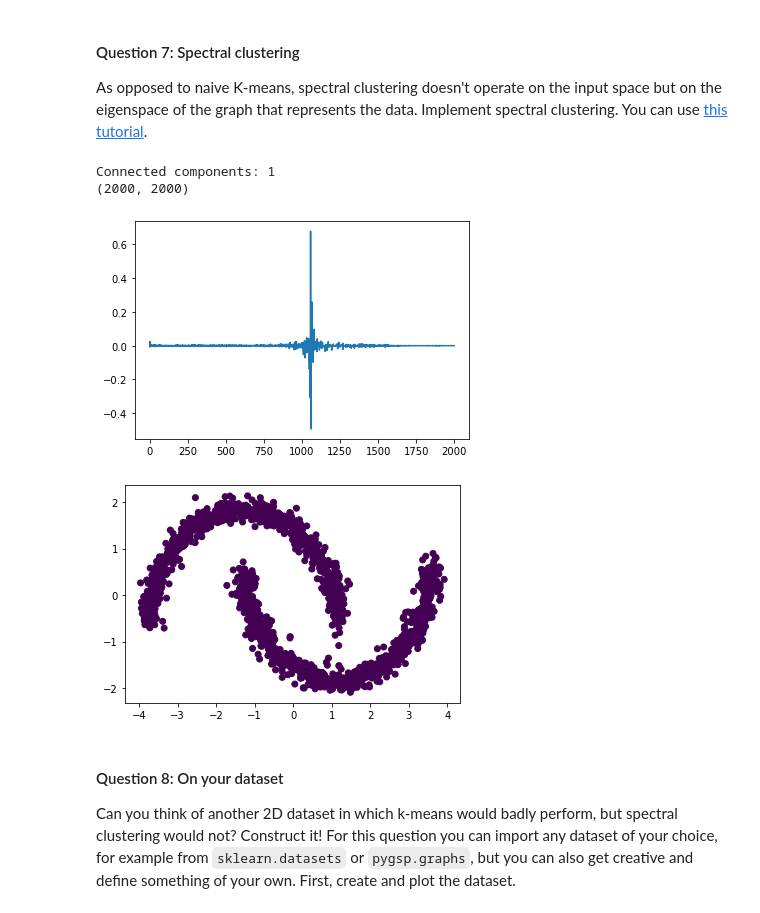
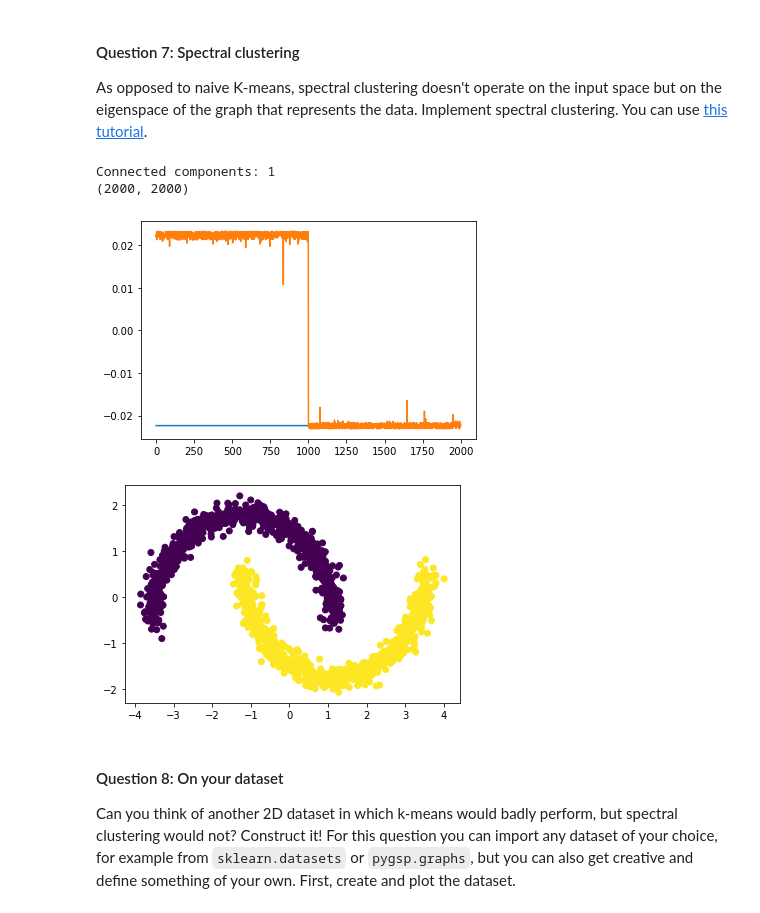
Before and after one commit to caralen/ntds_2019, a Jupyter notebook: assignments/2_learning_with_graphs.ipynb, the cells around one changed output. Saved outputs shown, nothing was run; the diff lists cells and outputs as text; code cells hidden in the pictures.

```diff
--- a/assignments/2_learning_with_graphs.ipynb
+++ b/assignments/2_learning_with_graphs.ipynb
@@ -105,5 +122,5 @@ Sigma treba biti 3.025602610001024
 # %%
-adjacency = epsilon_similarity_graph(X, sigma_est, 0.6)
-plt.spy(adjacency)
+%time adjacency = epsilon_similarity_graph(X, sigma_est, 0.93)
+%time plt.spy(adjacency)
 plt.show()
 # %% [output]
@@ -171,3 +192,7 @@ For both Laplacian matrices, compute the eigendecomposition $L = U^\top \Lambda
 Justify your choice of a solver for the eigendecomposition.
 # %% [markdown]
 *Your answer here*
+# %%
+arr = np.array([[1, 4], [2, 5], [3, 6]])
+index = [3, 2, 1]
+arr[:,[1, 0]]
@@ -181,7 +210,7 @@ def spectral_decomposition(laplacian: np.ndarray):
     values, vectors = np.linalg.eigh(laplacian)
     index = np.argsort(values)
     values = values[index]
-    vectors = vectors[index]
+    vectors = vectors[:, index]
 
     return values, vectors
 # %%
@@ -301,7 +330,7 @@ class SpectralClustering():
         print(vects.shape)
 
 #         U = np.zeros((con_comp_num, vects.shape[1]))
-        U = vects[0:con_comp_num].T
+        U = vects[:, 0:self.n_classes]
         plt.plot(U)
         plt.show()
 
@@ -318,14 +347,15 @@ class SpectralClustering():
         return y_pred
 # %%
 spectral_clustering = SpectralClustering(n_classes=2, normalize=False)
+adjacency = epsilon_similarity_graph(X, sigma_est, 0.95)
 y_pred = spectral_clustering.fit_predict(adjacency)
 plt.scatter(X[:, 0], X[:, 1], c=y_pred)
 plt.show()
 # %% [output]
 Connected components: 1
 (2000, 2000)
-[figure, old version]
+[figure, new version]
-[figure, old version]
+[figure, new version]
 # %% [markdown]
 #### Question 8: On your dataset
 
```
Also changed, not shown: parts of 12 cells of this notebook.
